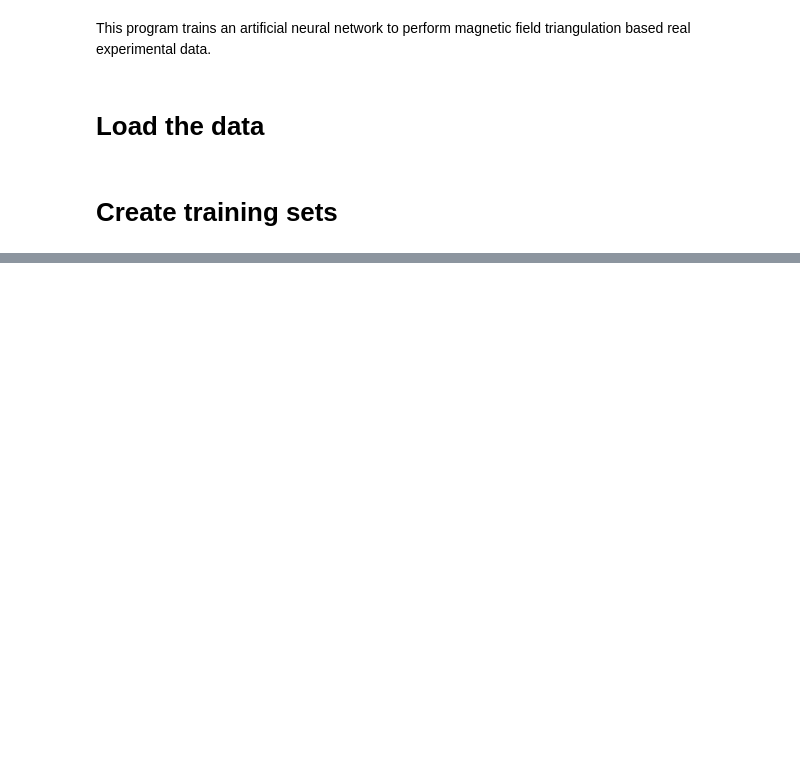
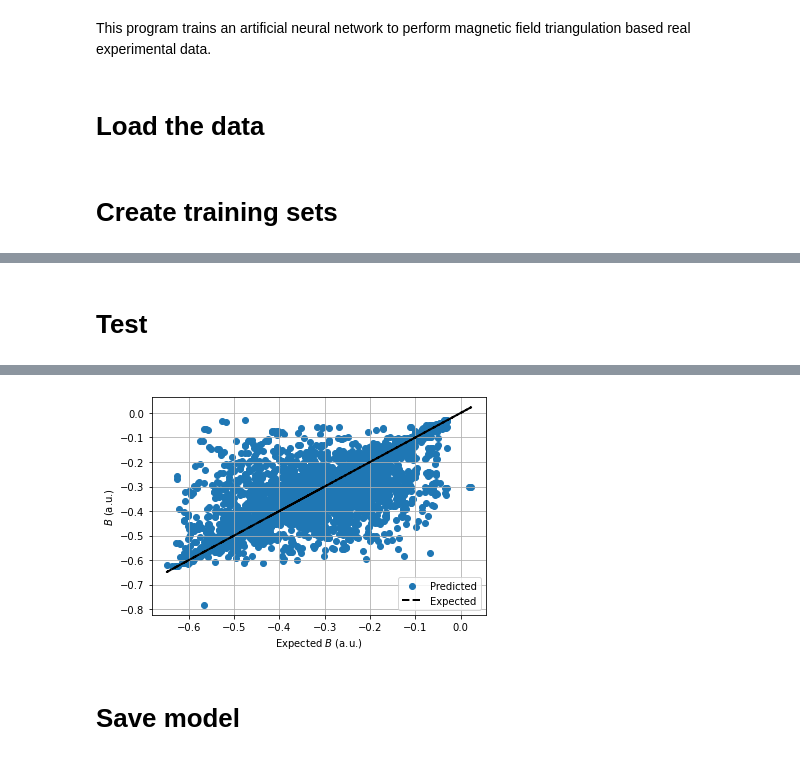
Before and after one commit to tretyakovmipt/magnetic-field-triangulation-via-deep-learning, a Jupyter notebook: experiment/training.ipynb, the cells around one changed output, grey strips where cells are left out. Cells and saved outputs as stored; diff of their text form; code cells hidden in the pictures; blank space fills up the shorter version.

```diff
--- a/experiment/training.ipynb
+++ b/experiment/training.ipynb
@@ -31,0 +80,14 @@ X_val, X_test, V0_val, V0_test = train_test_split(X_test, V0_test, test_size=0.5
+# %% [markdown]
+# Test
+# %%
+# Apply model to predict the target field
+V0_pred = model_m.predict(X_test)
+
+fig, ax = plt.subplots()
+ax.scatter(V0_test, V0_pred, label = 'Predicted')
+ax.plot(V0_test, V0_test, linewidth=2.0, ls='--', label = 'Expected', color = 'black')
+ax.set_ylabel(r'$B$ (a.u.)')
+ax.set_xlabel(r'Expected $B$ (a.u.)')
+ax.legend(loc=0)
+ax.grid()
+# %% [output]
@@ -31,0 +95,3 @@ X_val, X_test, V0_val, V0_test = train_test_split(X_test, V0_test, test_size=0.5
+[figure, added]
+# %% [markdown]
+# Save model
```
Also changed, not shown: parts of 8 cells of this notebook, 1 other file.
